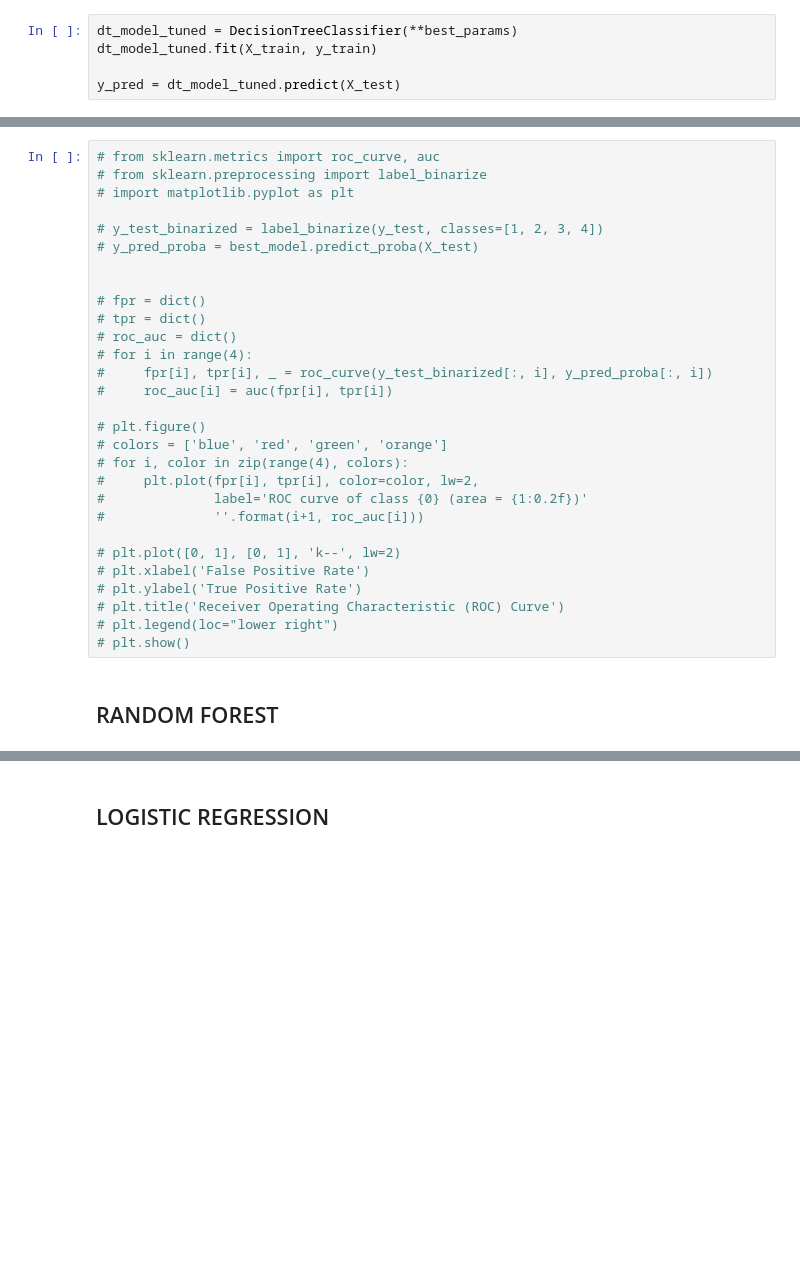
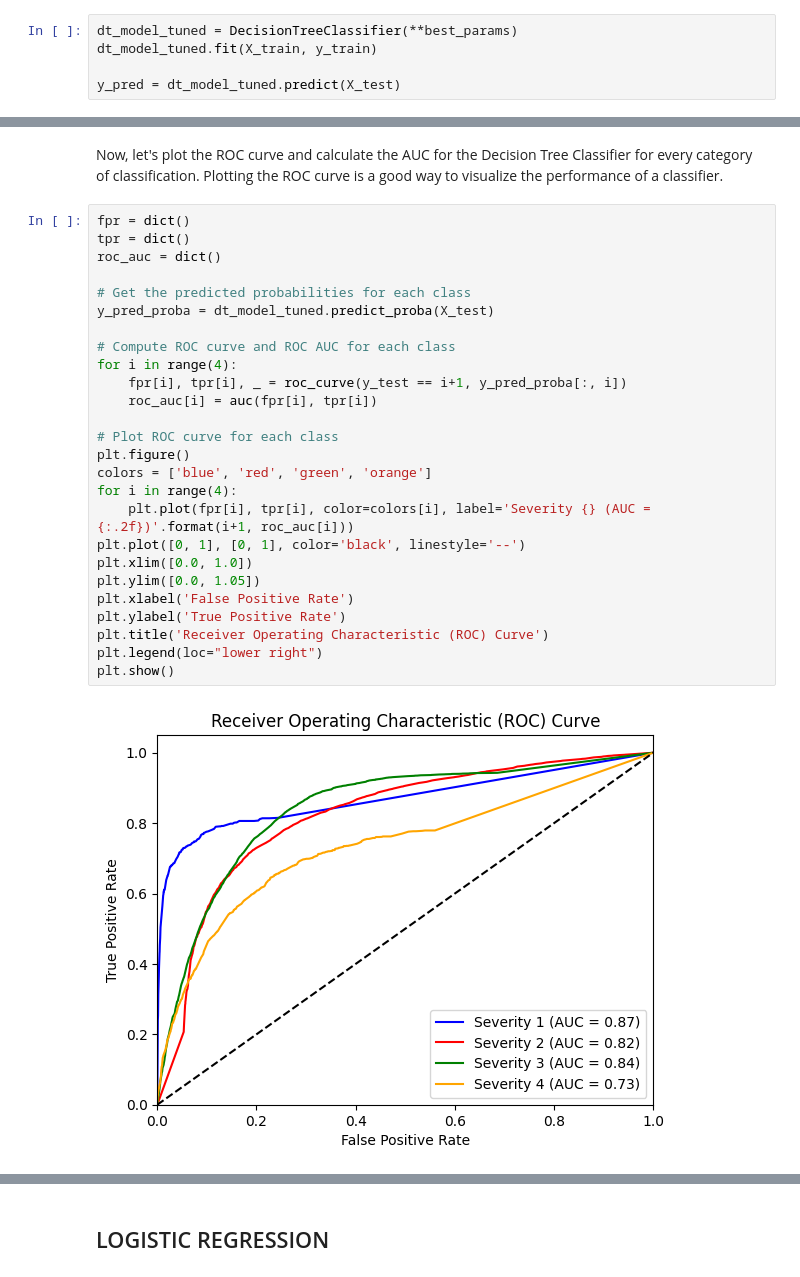
Before and after one commit to pol-resina/US-Accidents, a Jupyter notebook: notebooks/model.ipynb, the cells around one changed output, grey strips where cells are left out. Drawn from its saved outputs; the diff is of its cells as text; blank space fills up the shorter version.

```diff
--- a/notebooks/model.ipynb
+++ b/notebooks/model.ipynb
@@ -124,31 +137,30 @@ print(results)
+# %% [markdown]
+Now, let's plot the ROC curve and calculate the AUC for the Decision Tree Classifier for every category of classification. Plotting the ROC curve is a good way to visualize the performance of a classifier.
 # %%
-# from sklearn.metrics import roc_curve, auc
-# from sklearn.preprocessing import label_binarize
-# import matplotlib.pyplot as plt
+fpr = dict()
+tpr = dict()
+roc_auc = dict()
 
-# y_test_binarized = label_binarize(y_test, classes=[1, 2, 3, 4])
-# y_pred_proba = best_model.predict_proba(X_test)
+# Get the predicted probabilities for each class
+y_pred_proba = dt_model_tuned.predict_proba(X_test)
 
+# Compute ROC curve and ROC AUC for each class
+for i in range(4):
+    fpr[i], tpr[i], _ = roc_curve(y_test == i+1, y_pred_proba[:, i])
+    roc_auc[i] = auc(fpr[i], tpr[i])
 
-# fpr = dict()
-# tpr = dict()
-# roc_auc = dict()
-# for i in range(4):
-#     fpr[i], tpr[i], _ = roc_curve(y_test_binarized[:, i], y_pred_proba[:, i])
-#     roc_auc[i] = auc(fpr[i], tpr[i])
-
-# plt.figure()
-# colors = ['blue', 'red', 'green', 'orange']
-# for i, color in zip(range(4), colors):
-#     plt.plot(fpr[i], tpr[i], color=color, lw=2,
-#              label='ROC curve of class {0} (area = {1:0.2f})'
-#              ''.format(i+1, roc_auc[i]))
-
-# plt.plot([0, 1], [0, 1], 'k--', lw=2)
-# plt.xlabel('False Positive Rate')
-# plt.ylabel('True Positive Rate')
-# plt.title('Receiver Operating Characteristic (ROC) Curve')
-# plt.legend(loc="lower right")
-# plt.show()
+# Plot ROC curve for each class
+plt.figure()
+colors = ['blue', 'red', 'green', 'orange']
+for i in range(4):
+    plt.plot(fpr[i], tpr[i], color=colors[i], label='Severity {} (AUC = {:.2f})'.format(i+1, roc_auc[i]))
+plt.plot([0, 1], [0, 1], color='black', linestyle='--')
+plt.xlim([0.0, 1.0])
+plt.ylim([0.0, 1.05])
+plt.xlabel('False Positive Rate')
+plt.ylabel('True Positive Rate')
+plt.title('Receiver Operating Characteristic (ROC) Curve')
+plt.legend(loc="lower right")
+plt.show()
+# %% [output]
+[figure, added]
-# %% [markdown]
-## RANDOM FOREST
```
Also changed, not shown: parts of 38 cells of this notebook.
